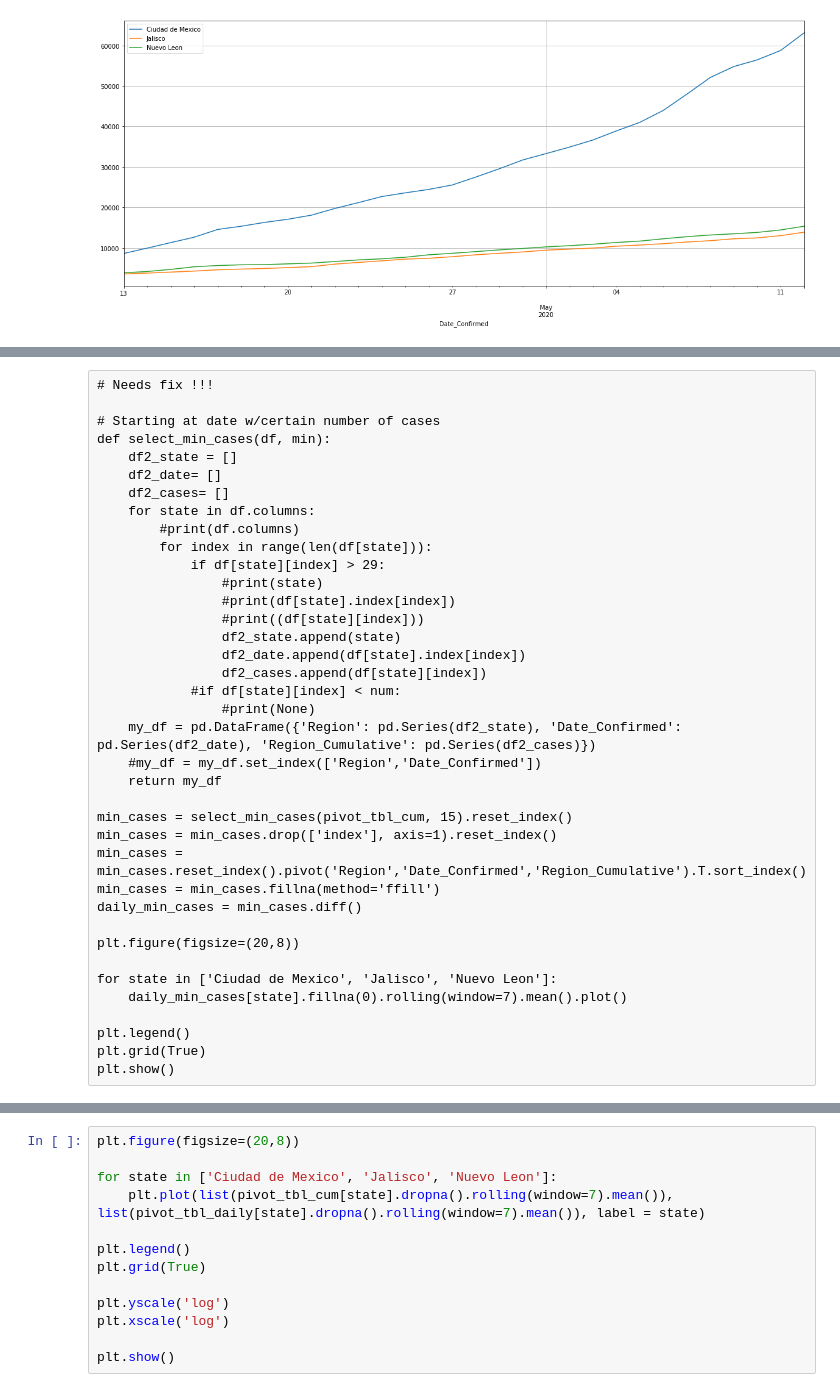
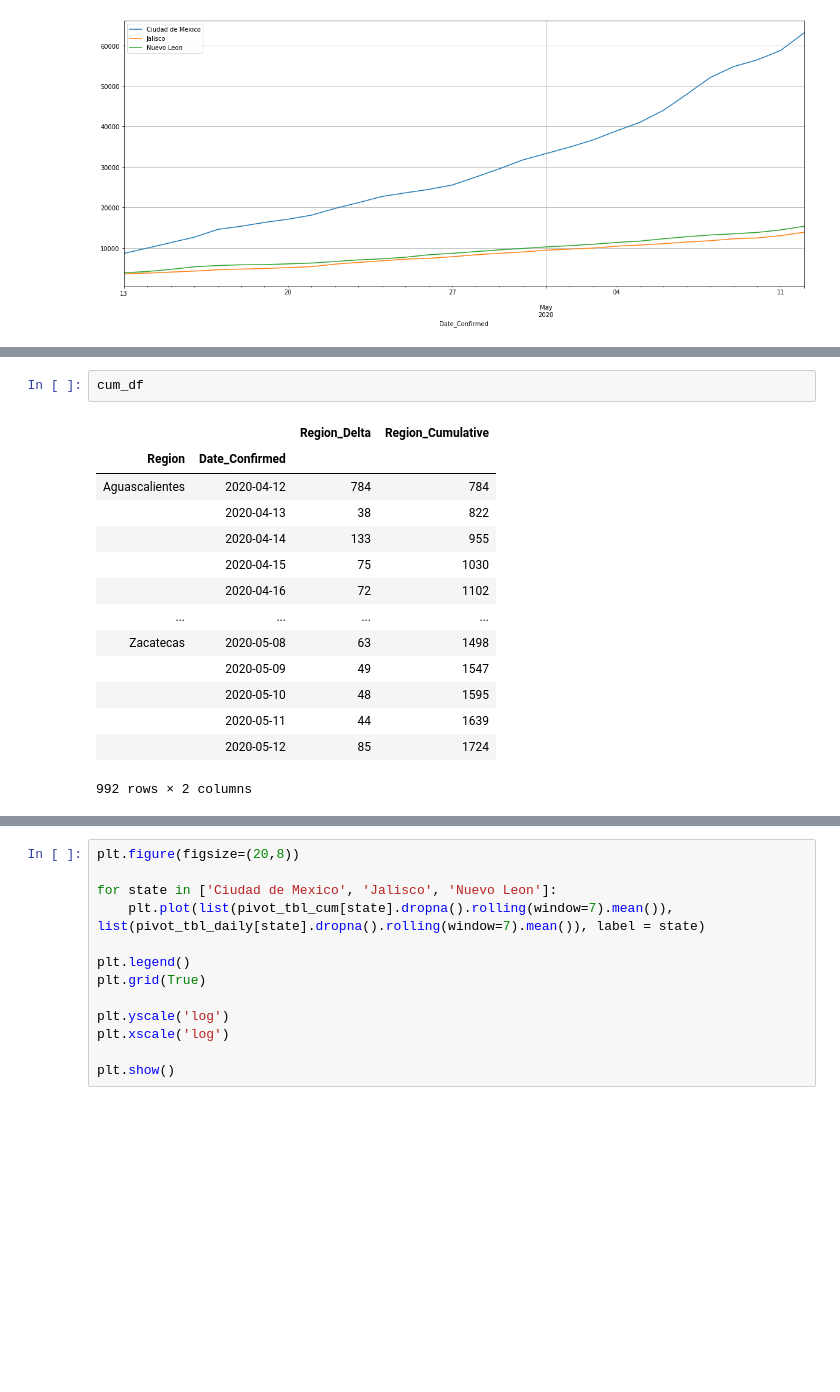
Before and after one commit to marianarf/covid19_mexico_analysis, a Jupyter notebook: mexico_cases_by_date.ipynb, the cells around one changed output, grey strips where cells are left out. Saved outputs shown, nothing was run; the diff lists cells and outputs as text; blank space fills up the shorter version.

```diff
--- a/mexico_cases_by_date.ipynb
+++ b/mexico_cases_by_date.ipynb
@@ -169,38 +186,17 @@ plt.show()
-# %% [raw]
-# Needs fix !!!
-
-# Starting at date w/certain number of cases
-def select_min_cases(df, min):
-    df2_state = []
-    df2_date= []
-    df2_cases= []
-    for state in df.columns:
-        #print(df.columns)
-        for index in range(len(df[state])):
-            if df[state][index] > 29:
-                #print(state)
-                #print(df[state].index[index])
-                #print((df[state][index]))
-                df2_state.append(state)
-                df2_date.append(df[state].index[index])
-                df2_cases.append(df[state][index])
-            #if df[state][index] < num:
-                #print(None)
-    my_df = pd.DataFrame({'Region': pd.Series(df2_state), 'Date_Confirmed': pd.Series(df2_date), 'Region_Cumulative': pd.Series(df2_cases)})
-    #my_df = my_df.set_index(['Region','Date_Confirmed'])
-    return my_df
-
-min_cases = select_min_cases(pivot_tbl_cum, 15).reset_index()
-min_cases = min_cases.drop(['index'], axis=1).reset_index()
-min_cases = min_cases.reset_index().pivot('Region','Date_Confirmed','Region_Cumulative').T.sort_index()
-min_cases = min_cases.fillna(method='ffill')
-daily_min_cases = min_cases.diff()
-
-plt.figure(figsize=(20,8))
-
-for state in ['Ciudad de Mexico', 'Jalisco', 'Nuevo Leon']:
-    daily_min_cases[state].fillna(0).rolling(window=7).mean().plot()
-
-plt.legend()
-plt.grid(True)
-plt.show()
+# %%
+cum_df
+# %% [output]
+|  |  | Region_Delta | Region_Cumulative |
+| Region | Date_Confirmed |  |  |
+| Aguascalientes | 2020-04-12 | 784 | 784 |
+|  | 2020-04-13 | 38 | 822 |
+|  | 2020-04-14 | 133 | 955 |
+|  | 2020-04-15 | 75 | 1030 |
+|  | 2020-04-16 | 72 | 1102 |
+| ... | ... | ... | ... |
+| Zacatecas | 2020-05-08 | 63 | 1498 |
+|  | 2020-05-09 | 49 | 1547 |
+|  | 2020-05-10 | 48 | 1595 |
+|  | 2020-05-11 | 44 | 1639 |
+|  | 2020-05-12 | 85 | 1724 |
+992 rows × 2 columns
```
Also changed, not shown: parts of 7 cells of this notebook, 16 other files.
